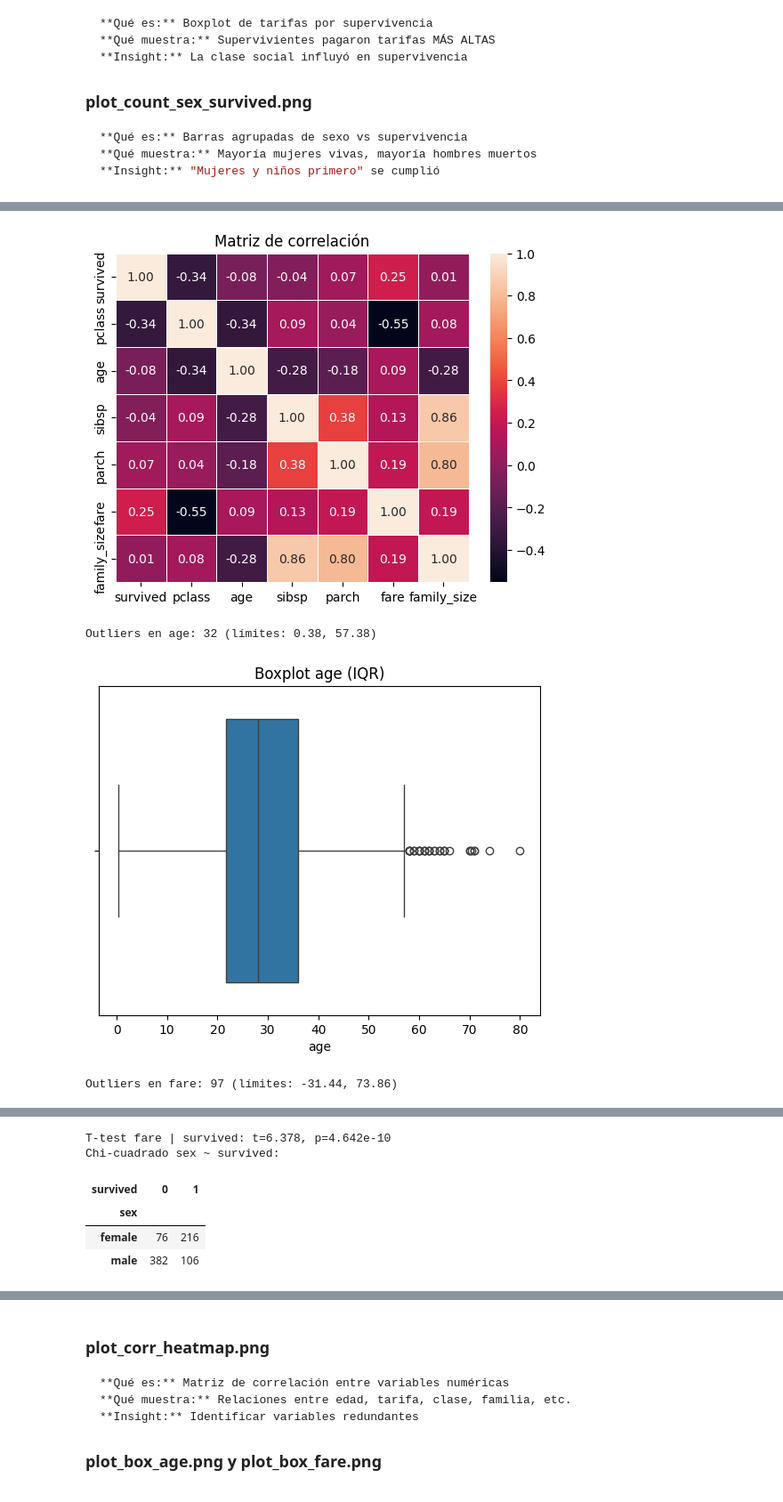
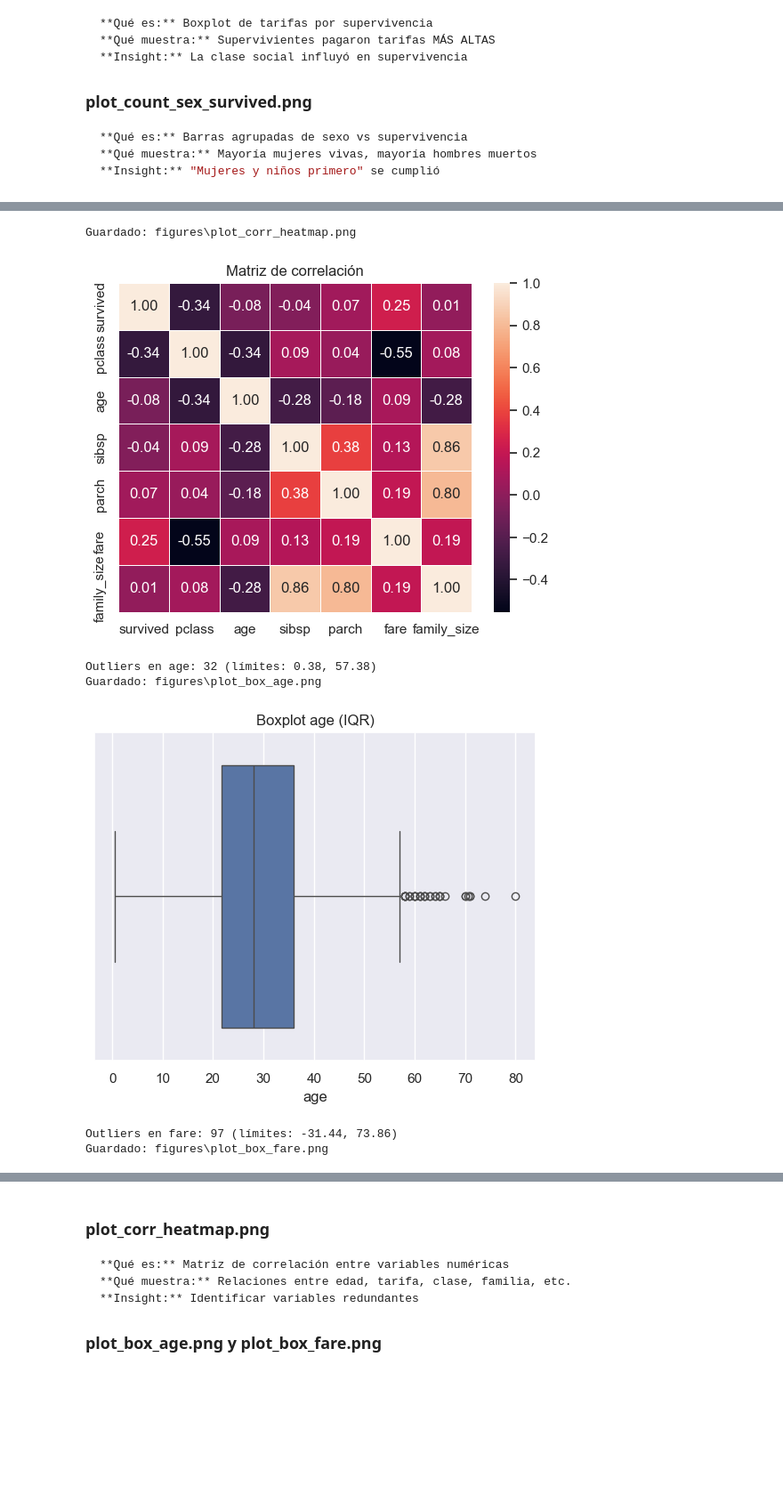
Before and after one commit to GHalfbbt/eda-titanic-kaggle, a Jupyter notebook: eda-titanic-kagle.ipynb, the cells around one changed output, grey strips where cells are left out. Shown at 89% size. Cells and saved outputs as stored; diff of their text form; code cells hidden in the pictures; blank space fills up the shorter version.

```diff
--- a/eda-titanic-kagle.ipynb
+++ b/eda-titanic-kagle.ipynb
@@ -128,9 +257,10 @@ Crea family_size = siblings + parents + 1
 # %%
+# Celda 4 — Limpieza: duplicados, imputación, feature engineering
+
 before = len(df)
 df = df.drop_duplicates()
 print("Duplicados eliminados:", before - len(df))
 
-# Imputación segura (usar ravel() para evitar error 2D)
 if "age" in df.columns:
     df["age"] = SimpleImputer(strategy="median").fit_transform(df[["age"]]).ravel()
 
@@ -139,13 +269,18 @@ if "embarked" in df.columns:
     df["embarked"] = SimpleImputer(strategy="most_frequent").fit_transform(df[["embarked"]]).ravel()
     df["embarked"] = df["embarked"].astype("category")
 
-if set(["sibsp","parch"]).issubset(df.columns):
+if {"sibsp","parch"}.issubset(df.columns):
     df[["sibsp","parch"]] = df[["sibsp","parch"]].fillna(0)
+    df["sibsp"] = df["sibsp"].astype(int)
+    df["parch"] = df["parch"].astype(int)
     df["family_size"] = df["sibsp"] + df["parch"] + 1
 
 cols_verif = [c for c in ["age","embarked"] if c in df.columns]
-if cols_verif:
-    print("\nNulos tras imputación:")
-    display(df[cols_verif].isna().sum())
+nulls_post = df[cols_verif].isna().sum() if cols_verif else pd.Series(dtype="int64")
+display(nulls_post)
+
+save_table_image(df.head(), "tbl_head_post_clean", title="Head tras limpieza", round_ndigits=None)
+if len(nulls_post):
+    save_table_image(nulls_post, "tbl_nulls_post", title="Nulos tras imputación", round_ndigits=None)
 # %% [output]
 Duplicados eliminados: 111
@@ -221,35 +618,34 @@ Conserva outliers como legítimos (ancianos, primera clase)
 # %%
+# Celda 7 — Correlación y outliers (IQR)
 num_df = df.select_dtypes(include=[np.number])
 corr = num_df.corr(numeric_only=True)
-sns.heatmap(corr, annot=True, fmt=".2f", linewidths=.5)
-plt.title("Matriz de correlación")
+
+plt.figure()
+ax = sns.heatmap(corr, annot=True, fmt=".2f", linewidths=.5)
+ax.set_title("Matriz de correlación")
+savefig("plot_corr_heatmap")
 plt.show()
 
 def outlier_mask_iqr(series, k=1.5):
     q1, q3 = np.percentile(series.dropna(), [25, 75])
     iqr = q3 - q1
     low, high = q1 - k*iqr, q3 + k*iqr
     return (series < low) | (series > high), (low, high)
 
 for col in ["age","fare"]:
     if col in df.columns:
         mask, (lo, hi) = outlier_mask_iqr(df[col])
         print(f"Outliers en {col}: {int(mask.sum())} (límites: {lo:.2f}, {hi:.2f})")
-        sns.boxplot(x=df[col]); plt.title(f"Boxplot {col} (IQR)"); plt.show()
-if set(["fare","survived"]).issubset(df.columns):
-    g1 = df.loc[df["survived"]==1, "fare"].dropna()
-    g0 = df.loc[df["survived"]==0, "fare"].dropna()
-    t_stat, p_val = stats.ttest_ind(g1, g0, equal_var=False)
-    print(f"T-test fare | survived: t={t_stat:.3f}, p={p_val:.3e}")
-
-if set(["sex","survived"]).issubset(df.columns):
-    cont = pd.crosstab(df["sex"], df["survived"])
-    chi2, p, dof, _ = stats.chi2_contingency(cont)
-    print("Chi-cuadrado sex ~ survived:")
-    display(cont)
-    print(f"chi2={chi2:.3f}, dof={dof}, p={p:.3e}")
+        plt.figure()
+        sns.boxplot(x=df[col])
+        plt.title(f"Boxplot {col} (IQR)")
+        savefig(f"plot_box_{col}")
+        plt.show()
 # %% [output]
+Guardado: figures\plot_corr_heatmap.png
-[figure, old version]
+[figure, new version]
-Outliers en age: 32 (límites: 0.38, 57.38)
+Outliers en age: 32 (límites: 0.38, 57.38)
+Guardado: figures\plot_box_age.png
-[figure, old version]
+[figure, new version]
-Outliers en fare: 97 (límites: -31.44, 73.86)
+Outliers en fare: 97 (límites: -31.44, 73.86)
+Guardado: figures\plot_box_fare.png
@@ -257,6 +652,0 @@ Outliers en fare: 97 (límites: -31.44, 73.86)
-T-test fare | survived: t=6.378, p=4.642e-10
-Chi-cuadrado sex ~ survived:
-| survived | 0 | 1 |
-| sex |  |  |
-| female | 76 | 216 |
-| male | 382 | 106 |
```
Also changed, not shown: parts of 43 cells of this notebook, 21 other files.
